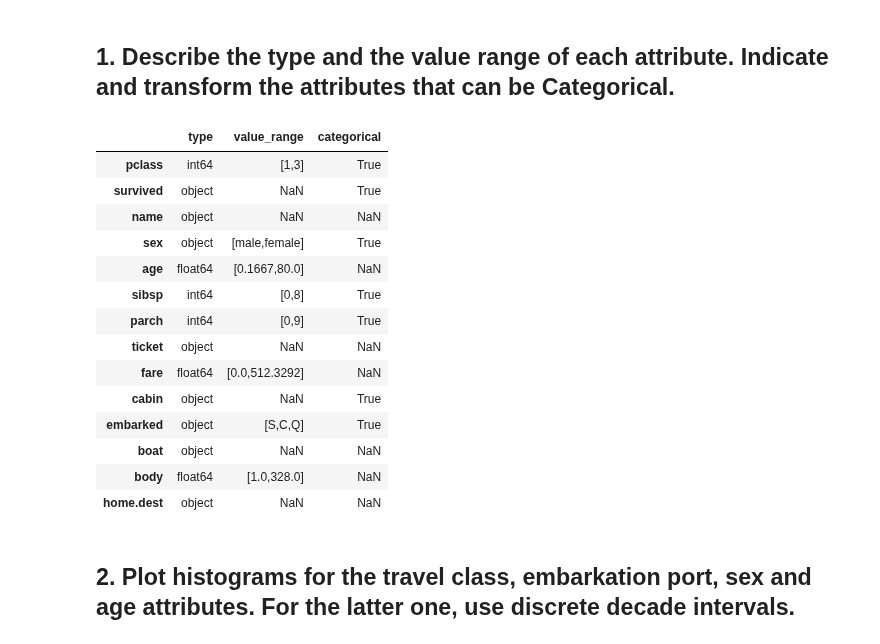
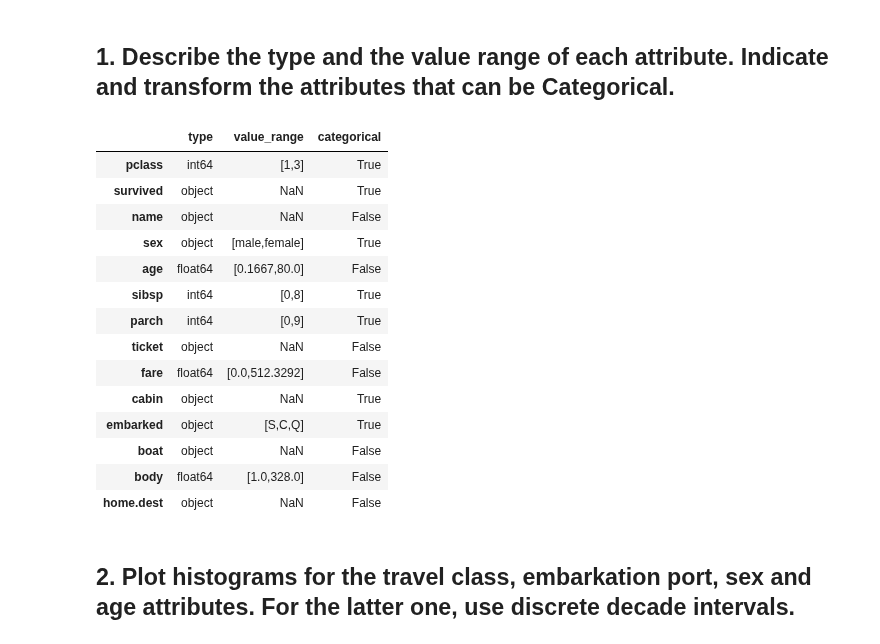
Before and after one commit to sanadhis/ADA-2017, a Jupyter notebook: 01 - Pandas and Data Wrangling/Homework 1.ipynb, the cells around one changed output. Cells and saved outputs as stored; diff of their text form; code cells hidden in the pictures.

```diff
--- a/01 - Pandas and Data Wrangling/Homework 1.ipynb
+++ b/01 - Pandas and Data Wrangling/Homework 1.ipynb
@@ -372,46 +375,46 @@ stat.type = [data[i].dtype for i in data.columns]
 # for those values with number, we use min and max to find the range
 stat.value_range = [ "[" + str(data[i].min()) + "," + str(data[i].max()) + "]" if data[i].dtype != 'object' else 'NaN' for i in data.columns]
 
 # for those values with string (without number in it), we do it manually
 stat.value_range['sex'] = '[male,female]'
 data.embarked.value_counts()
 stat.value_range['embarked'] = '[S,C,Q]'
 
 # for those value with string and numbers, it's hard to find the value range and hence ignore it
 
 # --------- categorical or not --------------
 # we only make pclass, survived, sex, sibsp, parch, embarked categorical because they have discrete values
 
 cat_list = ['pclass', 'survived', 'sex', 'sibsp', 'parch', 'embarked', 'cabin']
 
 stat.categorical[cat_list] = True
-# stat.categorical[stat.categorical != True] = False
+stat.categorical[stat.categorical != True] = False
 # ----- transform to category -----
 for i in cat_list:
     pd.Categorical(data[i])
     data[i] = data[i].astype('category')
 
 # ----- show the result ------
 # NaN in value_range means it's not numbers or a small set of strings
 # NaN in categorical means we don't make them categorical in our lab
 # object is the string in python, which is used to distinguish with the sring in numpy
 stat
 # %% [output]
 |  | type | value_range | categorical |
 | pclass | int64 | [1,3] | True |
 | survived | object | NaN | True |
-| name | object | NaN | NaN |
+| name | object | NaN | False |
 | sex | object | [male,female] | True |
-| age | float64 | [0.1667,80.0] | NaN |
+| age | float64 | [0.1667,80.0] | False |
 | sibsp | int64 | [0,8] | True |
 | parch | int64 | [0,9] | True |
-| ticket | object | NaN | NaN |
-| fare | float64 | [0.0,512.3292] | NaN |
+| ticket | object | NaN | False |
+| fare | float64 | [0.0,512.3292] | False |
 | cabin | object | NaN | True |
 | embarked | object | [S,C,Q] | True |
-| boat | object | NaN | NaN |
-| body | float64 | [1.0,328.0] | NaN |
-| home.dest | object | NaN | NaN |
+| boat | object | NaN | False |
+| body | float64 | [1.0,328.0] | False |
+| home.dest | object | NaN | False |
 # %% [markdown]
 ## 2. Plot histograms for the travel class, embarkation port, sex and age attributes. For the latter one, use discrete decade intervals.
 # %%
```
Also changed, not shown: parts of 3 cells of this notebook.
